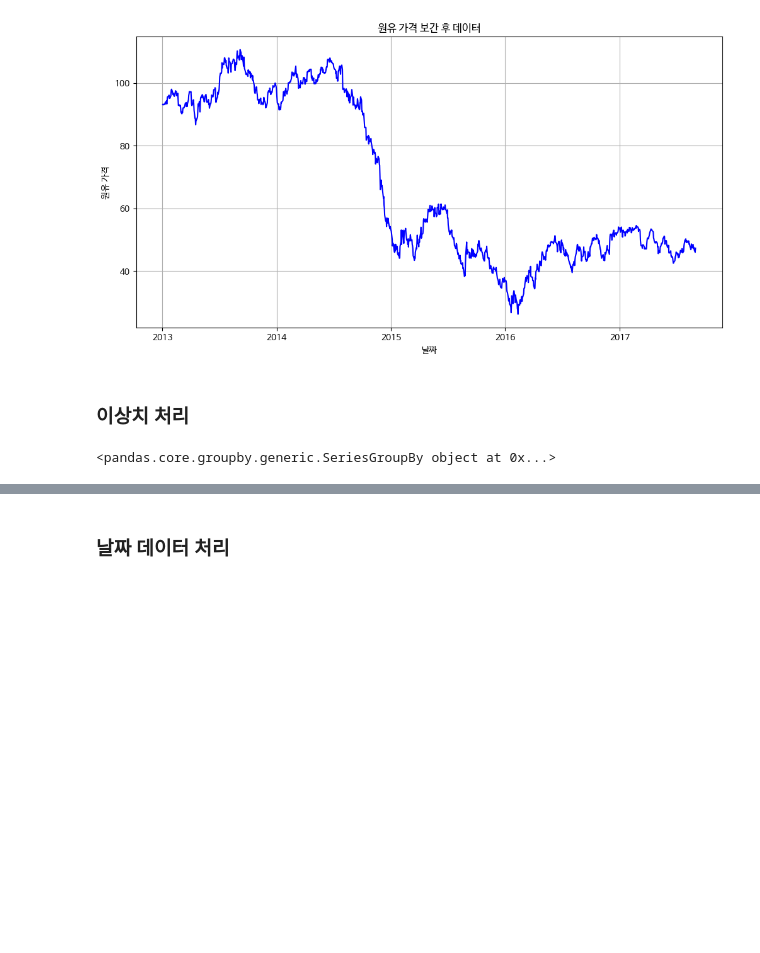
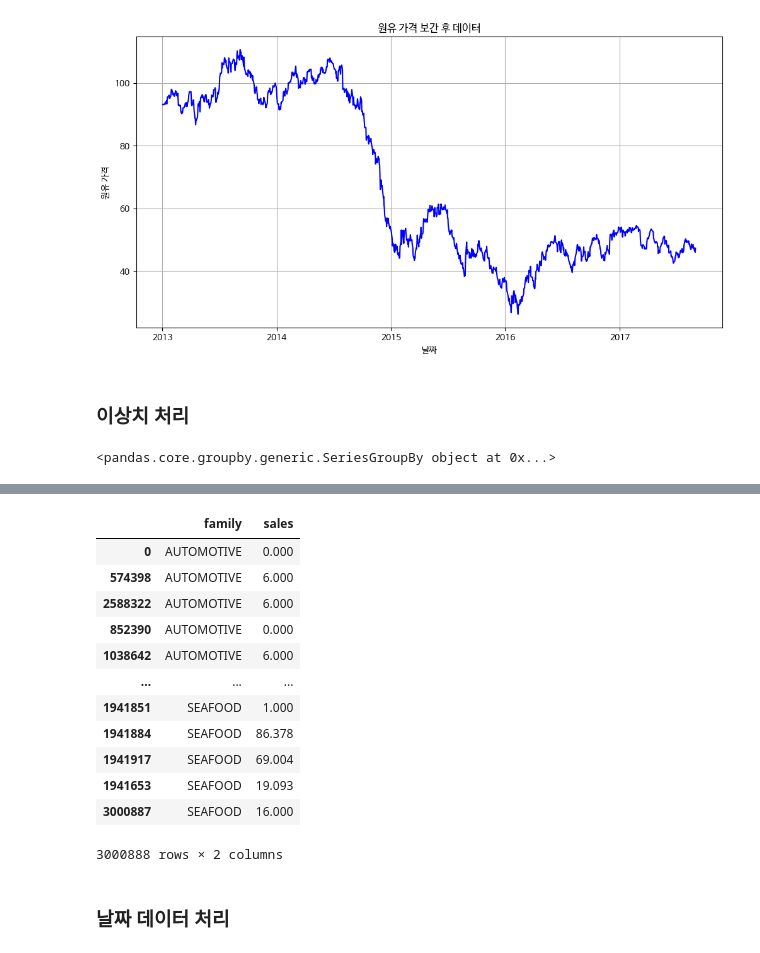
Before and after one commit to shyoonCS/Data-Analysis-with-Open-Source, a Jupyter notebook: 오픈소스_데이터_분석_7강.ipynb, the cells around one changed output, grey strips where cells are left out. Drawn from its saved outputs; the diff is of its cells as text; code cells hidden in the pictures; blank space fills up the shorter version.

```diff
--- a/오픈소스_데이터_분석_7강.ipynb
+++ b/오픈소스_데이터_분석_7강.ipynb
@@ -423,3 +470,19 @@ print(f"대체된 데이터 수: {changed_count}건")
+# %%
+train_enhanced[['family', 'sales']].sort_values(by='family')
+# %% [output]
+|  | family | sales |
+| 0 | AUTOMOTIVE | 0.000 |
+| 574398 | AUTOMOTIVE | 6.000 |
+| 2588322 | AUTOMOTIVE | 6.000 |
+| 852390 | AUTOMOTIVE | 0.000 |
+| 1038642 | AUTOMOTIVE | 6.000 |
+| ... | ... | ... |
+| 1941851 | SEAFOOD | 1.000 |
+| 1941884 | SEAFOOD | 86.378 |
+| 1941917 | SEAFOOD | 69.004 |
+| 1941653 | SEAFOOD | 19.093 |
+| 3000887 | SEAFOOD | 16.000 |
+3000888 rows × 2 columns
 # %% [markdown]
 ### 날짜 데이터 처리
 # %%
```
Also changed, not shown: parts of 15 cells of this notebook.
